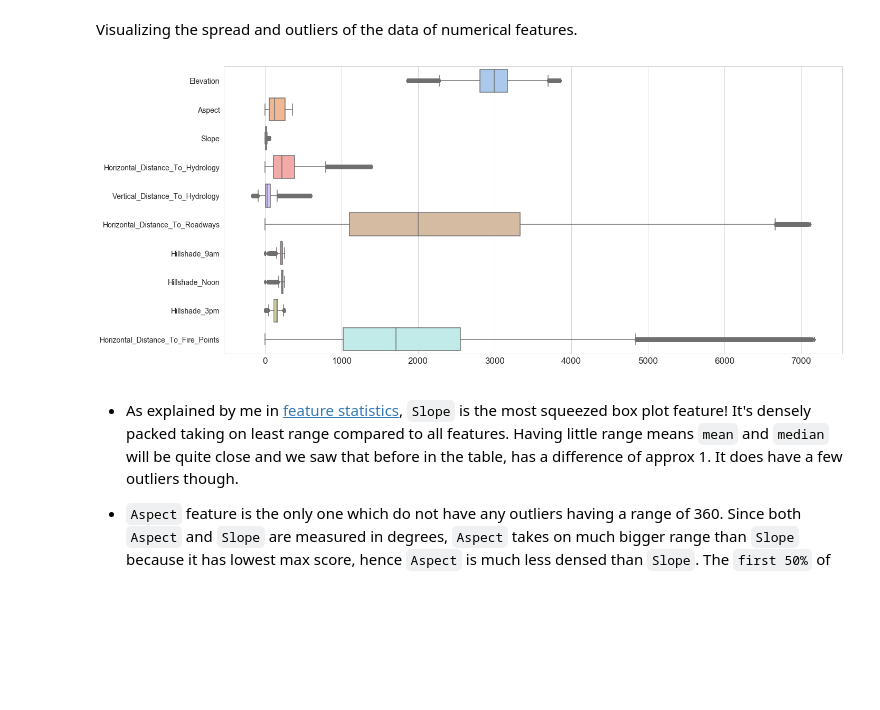
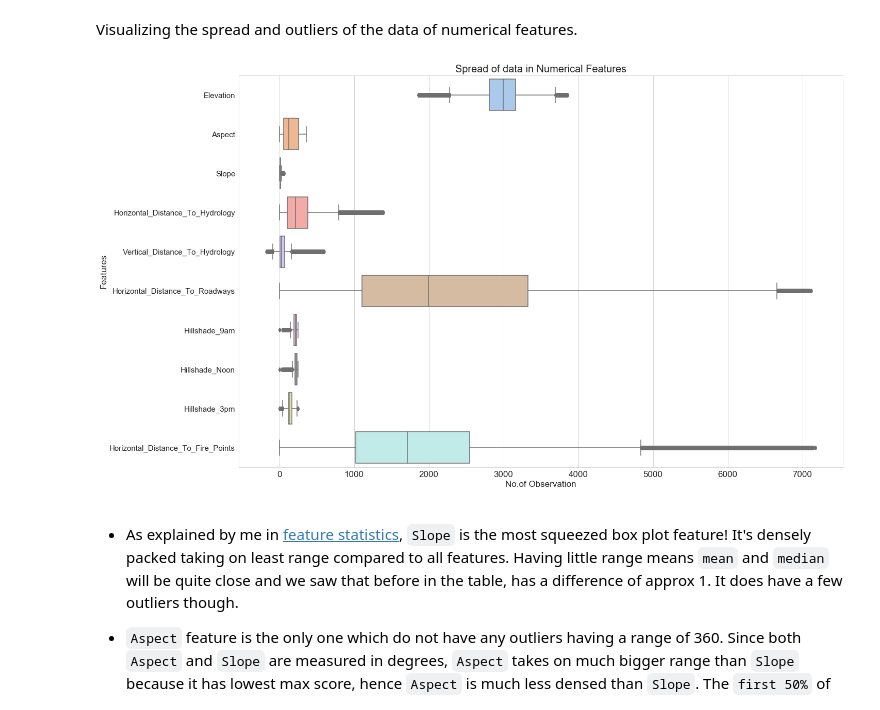
Before and after one commit to JuzerShakir/Forest_Cover-Type, a Jupyter notebook: result.ipynb, the cells around one changed output. Cells and saved outputs as stored; diff of their text form; code cells hidden in the pictures; blank space fills up the shorter version.

Commit message:
Lables and titles of plots

```diff
--- a/result.ipynb
+++ b/result.ipynb
@@ -360,35 +362,43 @@ Visualizing the spread and outliers of the data of numerical features.
 # %%
 #####    1    ######
 # Box and whiskers plot
 # Spread of numerical features
 
 # importing pyplot module from matplotlib to plt
 plt = matplotlib.pyplot
 
 # plot bg
 sns.set_style("whitegrid")
 
 #Size of the plot
-plt.subplots(figsize=(21, 10))
+plt.subplots(figsize=(21, 14))
 
 # setting color of the plot
 color = sns.color_palette('pastel')
 
 # Using seaborn to plot it horizontally with 'color'
 sns.boxplot(data = num_fea, orient='h', palette=color)
 
 # Uncomment below code to visualize where every single data observation of the features lie in the plot
 #sns.swarmplot(data = num_fea)  #WARNING THIS WILL TAKE LOTS OF TIME DEPENDING ON CPU POWER AND RAM YOU HAVE  !!
 
+# Title of the graph
+plt.title('Spread of data in Numerical Features', size = 20)
+
+# Horizontal axis Label
+plt.xlabel('No.of Observation', size = 17)
+# Vertical axis Label
+plt.ylabel('Features', size = 17)
+
 # x-axis label size
 plt.xticks(size = 17)
 #y-axis label size
-plt.yticks(size = 14)
+plt.yticks(size = 15)
 
 # display plot
 plt.show()
 # %% [output]
-[figure, old version]
+[figure, new version]
 # %% [markdown]
 - As explained by me in [feature statistics](#Feature-Statistics), `Slope` is the most squeezed box plot feature! It's densely packed taking on least range compared to all features. Having little range means `mean` and `median` will be quite close and we saw that before in the table, has a difference of approx 1. It does have a few outliers though.
 
```
Also changed, not shown: parts of 6 cells of this notebook.
